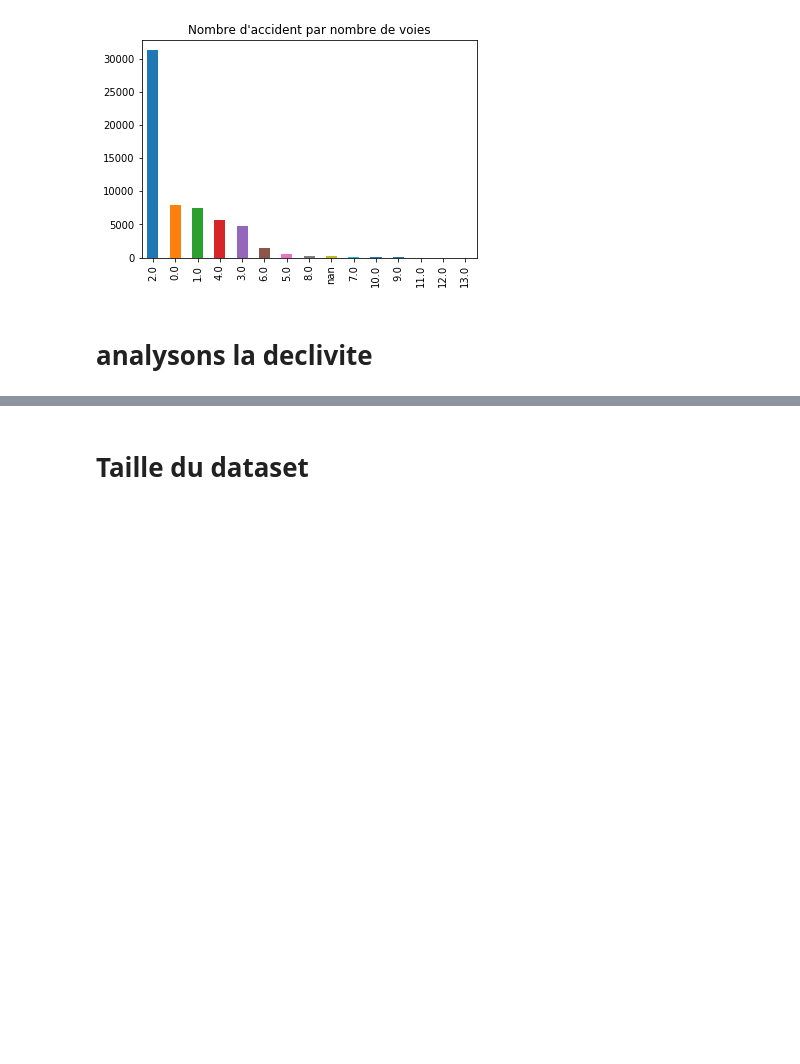
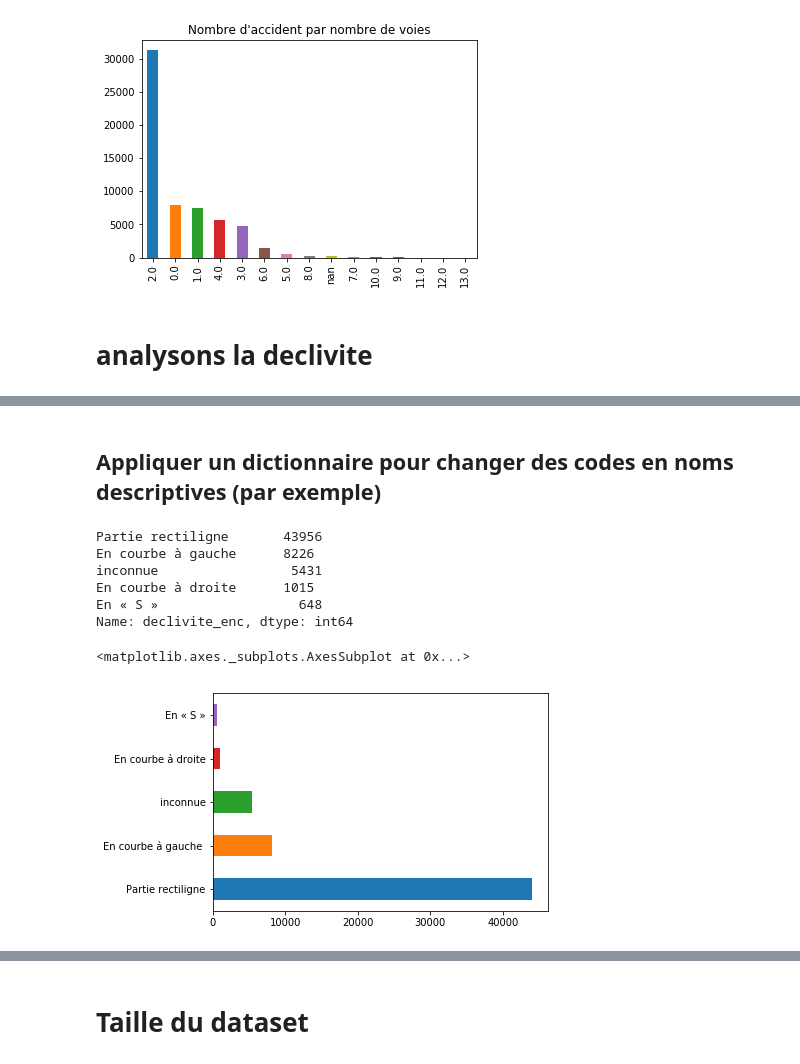
Before and after one commit to romainjouin/formation_python, a Jupyter notebook: ib02_accidents_corporels_de_la_circulation.ipynb, the cells around one changed output, grey strips where cells are left out. Drawn from its saved outputs; the diff is of its cells as text; code cells hidden in the pictures; blank space fills up the shorter version.

```diff
--- a/ib02_accidents_corporels_de_la_circulation.ipynb
+++ b/ib02_accidents_corporels_de_la_circulation.ipynb
@@ -184 +205,27 @@ to_plot.plot.bar(title=title)
+# %% [markdown]
+## Appliquer un dictionnaire pour changer des codes en noms descriptives (par exemple)
+# %%
+dico = {
+0 : "inconnue",
+1 : "Partie rectiligne",
+2 : "En courbe à gauche ",
+3 : "En courbe à droite",
+4 : "En « S »",
+}
+# %%
+df["declivite_enc"] = df.declivite.map(dico)
+# %%
+df.declivite_enc.value_counts()
+# %% [output]
+Partie rectiligne       43956
+En courbe à gauche      8226
+inconnue                 5431
+En courbe à droite      1015
+En « S »                  648
+Name: declivite_enc, dtype: int64
+# %%
+df.declivite_enc.value_counts().plot.barh()
+# %% [output]
+<matplotlib.axes._subplots.AxesSubplot at 0x...>
+[figure, added]
 # %%
```
Also changed, not shown: parts of 3 cells of this notebook.
